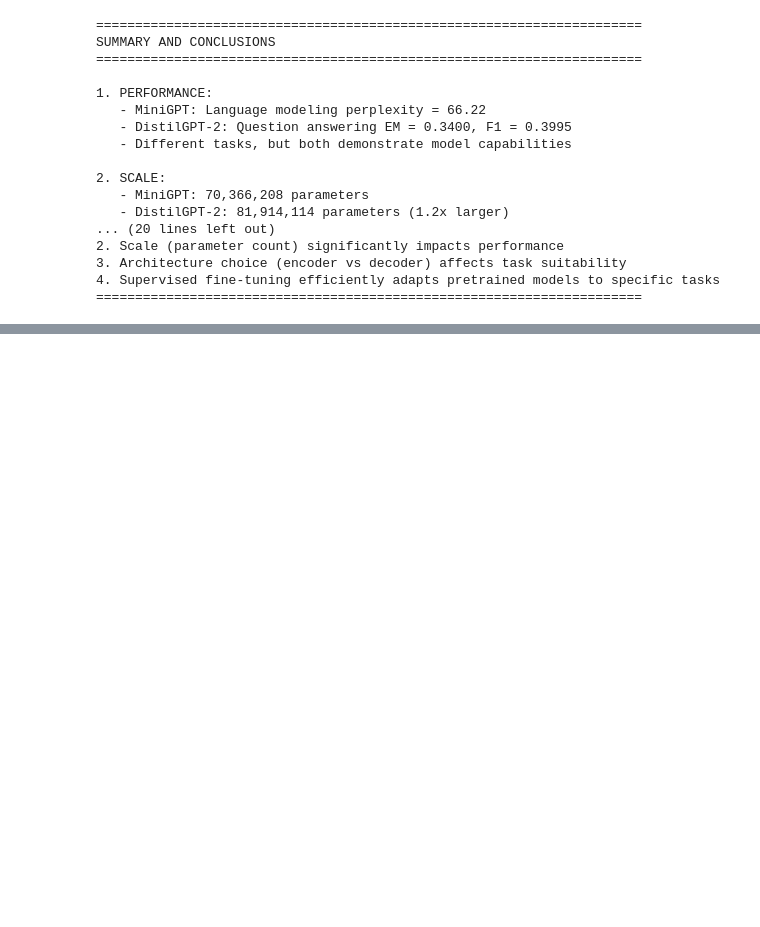
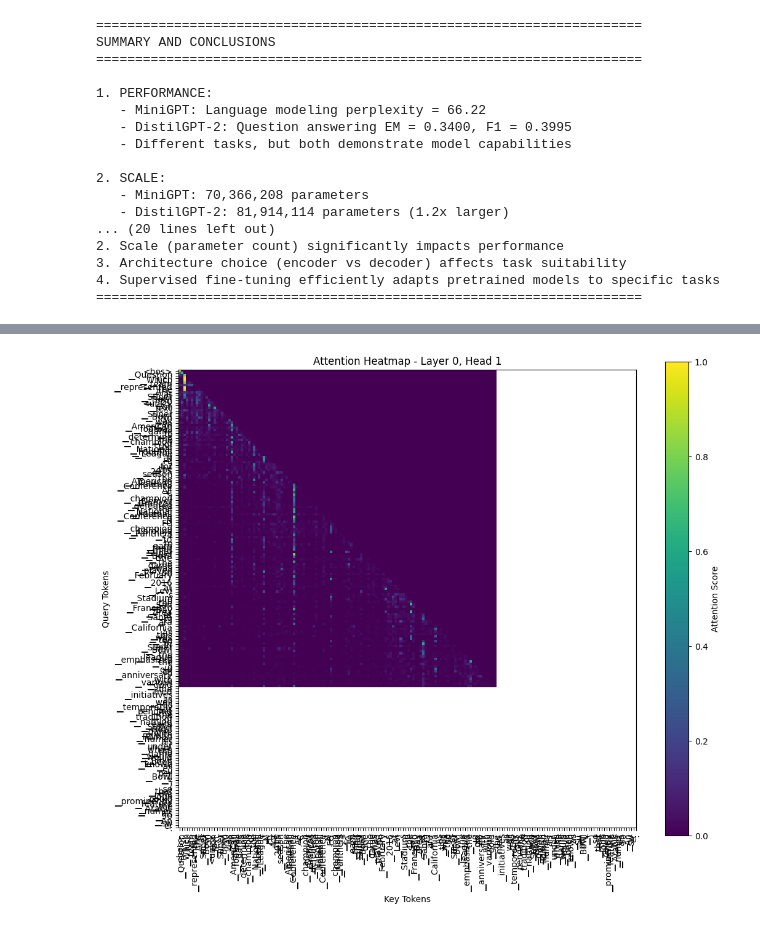
Before and after one commit to jorrynli/nlp-final, a Jupyter notebook: transformer.ipynb, the cells around one changed output, grey strips where cells are left out. Saved outputs shown, nothing was run; the diff lists cells and outputs as text; code cells hidden in the pictures; blank space fills up the shorter version.

```diff
--- a/transformer.ipynb
+++ b/transformer.ipynb
@@ -1109,0 +1772,35 @@ SUMMARY AND CONCLUSIONS
+# %%
+import matplotlib.pyplot as plt
+import torch
+
+# Prepare input
+example = squad["validation"][0]
+prompt = f"Question: {example['question']} Context: {example['context']} Answer:"
+bos_id = tokenizer.PieceToId("<bos>")
+input_ids = torch.tensor([[bos_id] + tokenizer.encode(prompt, out_type=int)]).to(DEVICE)
+
+# Forward with attention maps
+model.eval()
+with torch.no_grad():
+    logits, attn_maps = model(input_ids, return_attn=True)
+
+# Choose layer and head
+layer_idx = -1  # last block
+head_idx = 0    # first head
+attn = attn_maps[layer_idx][0, head_idx].cpu().numpy()  # (T, T)
+
+# Tokens
+tokens = [tokenizer.IdToPiece(id) for id in input_ids[0].tolist()]
+
+# Plot heatmap
+plt.figure(figsize=(12, 10))
+plt.imshow(attn, cmap="viridis")
+plt.colorbar(label="Attention Score")
+plt.xticks(range(len(tokens)), tokens, rotation=90)
+plt.yticks(range(len(tokens)), tokens)
+plt.xlabel("Key Tokens")
+plt.ylabel("Query Tokens")
+plt.title(f"Attention Heatmap - Layer {layer_idx+1}, Head {head_idx+1}")
+plt.show()
+# %% [output]
+[figure, added]
```
Also changed, not shown: parts of 36 cells of this notebook.
